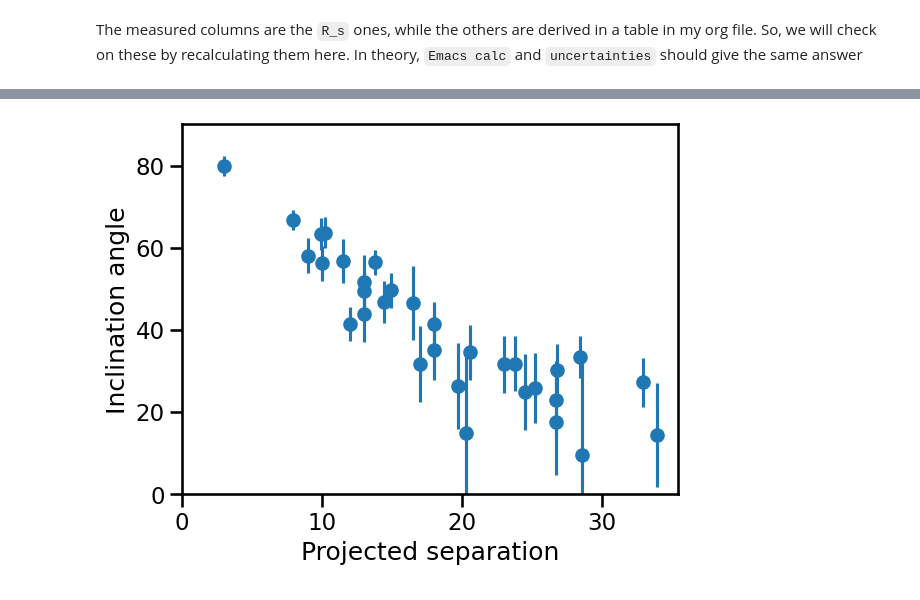
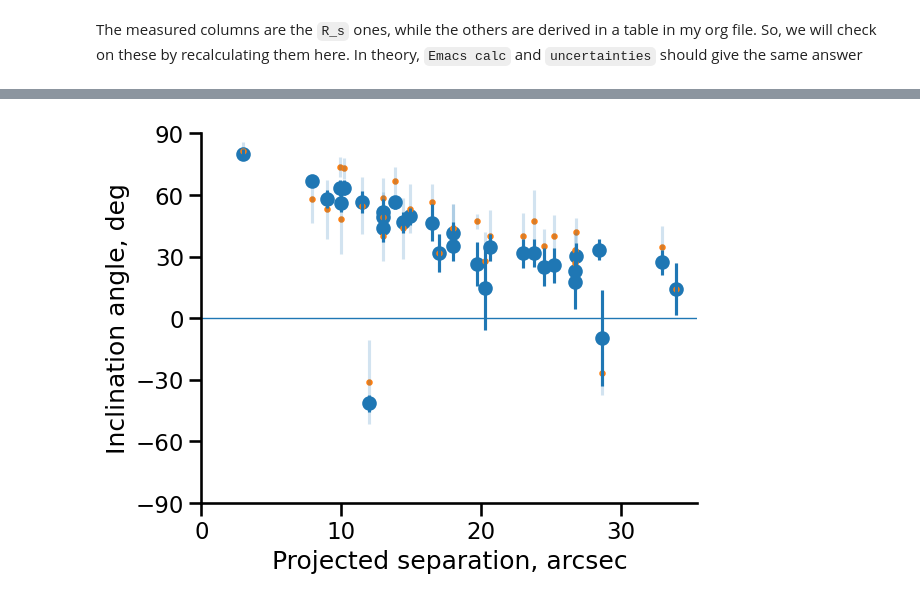
Before and after one commit to will-henney/globule-seminario, a Jupyter notebook: m1-67/knot-notebooks-will/knot-groups-kinematics.ipynb, the cells around one changed output, grey strips where cells are left out. Saved outputs shown, nothing was run; the diff lists cells and outputs as text; code cells hidden in the pictures.

```diff
--- a/m1-67/knot-notebooks-will/knot-groups-kinematics.ipynb
+++ b/m1-67/knot-notebooks-will/knot-groups-kinematics.ipynb
@@ -96,4 +96,4 @@ The measured columns are the `R_s` ones, while the others are derived in a table
 df.loc[:, "inc (hubb)"] = unumpy.degrees(unumpy.arccos(df["R_proj"] / df["R_s (hubb)"]))
 df.loc[:, "inc (const)"] = unumpy.degrees(unumpy.arccos(df["R_proj"] / df["R_s (const)"]))
 df.loc[:, "V_los (hubb)"] = 46 * unumpy.sqrt(df["R_s (hubb)"]**2 - df["R_proj"]**2) / 20
-df.loc[:, "V_los (const)"] = 46 * unumpy.sqrt(df["R_s (const)"]**2 - df["R_proj"]**2) / 20
+df.loc[:, "V_los (const)"] = 46 * unumpy.sqrt(df["R_s (const)"]**2 - df["R_proj"]**2) / df["R_s (const)"]
@@ -124,0 +100,5 @@ sns.set_context("talk")
+# %%
+blue_mask = df["V"].astype(str).str.startswith("-")
+
+df.loc[blue_mask, "inc (hubb)"] *= -1
+df.loc[blue_mask, "inc (const)"] *= -1
@@ -125,18 +130,26 @@ sns.set_context("talk")
 # %%
 fig, ax = plt.subplots()
 x = df["R_proj"]
 y = unumpy.nominal_values(df["inc (hubb)"])
 dy = unumpy.std_devs(df["inc (hubb)"])
+y2 = unumpy.nominal_values(df["inc (const)"])
+dy2 = unumpy.std_devs(df["inc (const)"])
 ax.scatter(x, y)
 ax.errorbar(x, y, yerr=dy, fmt="none")
+ax.scatter(x, y2, s=10)
+ax.errorbar(x, y2, yerr=dy2, fmt="none", alpha=0.2)
+ax.axhline(0.0, lw=1)
 ax.set(
-    xlabel="Projected separation",
-    ylabel="Inclination angle",
+    xlabel="Projected separation, arcsec",
+    ylabel="Inclination angle, deg",
     xlim=[0, None],
-    ylim=[0, 90],
+    ylim=[-90, 90],
 )
+ax.set_yticks([-90, -60, -30, 0, 30, 60, 90])
+sns.despine()
+fig.savefig("zavala-clump-inclinations.pdf")
 ...;
 # %% [output]
-[figure, old version]
+[figure, new version]
 # %%
 fig, ax = plt.subplots()
```
Also changed, not shown: parts of 8 cells of this notebook, 4 other files.
